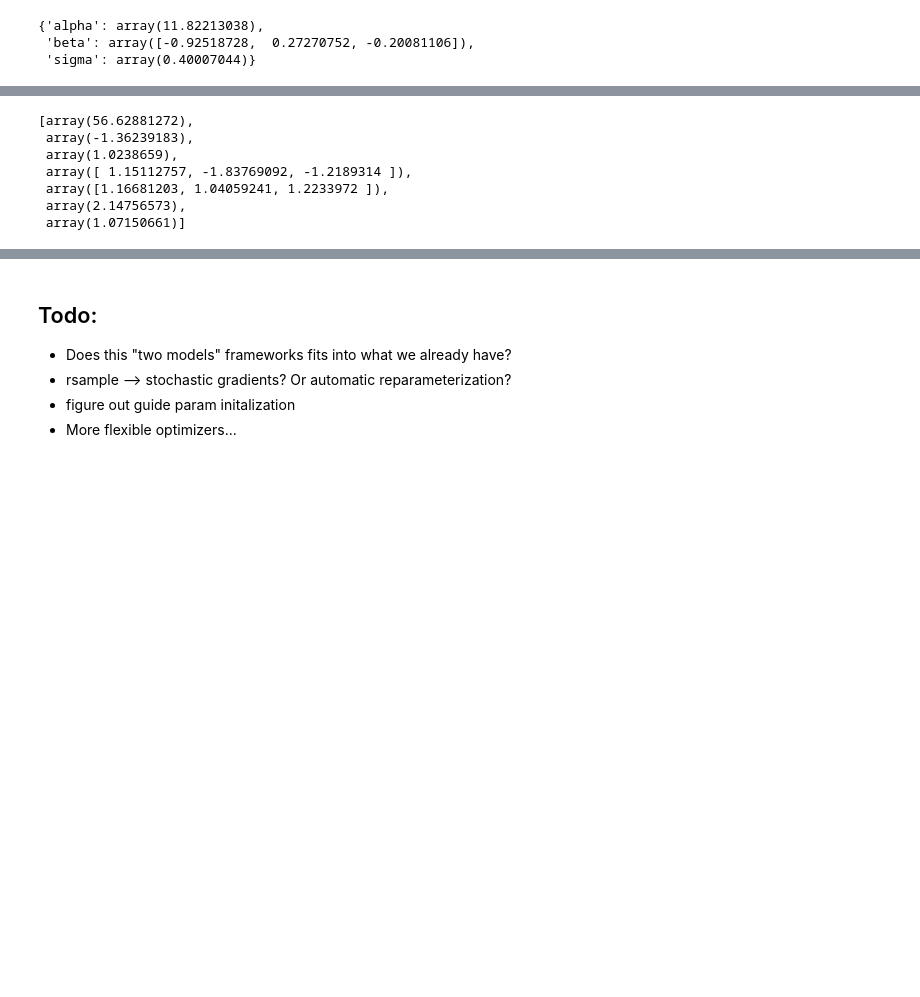
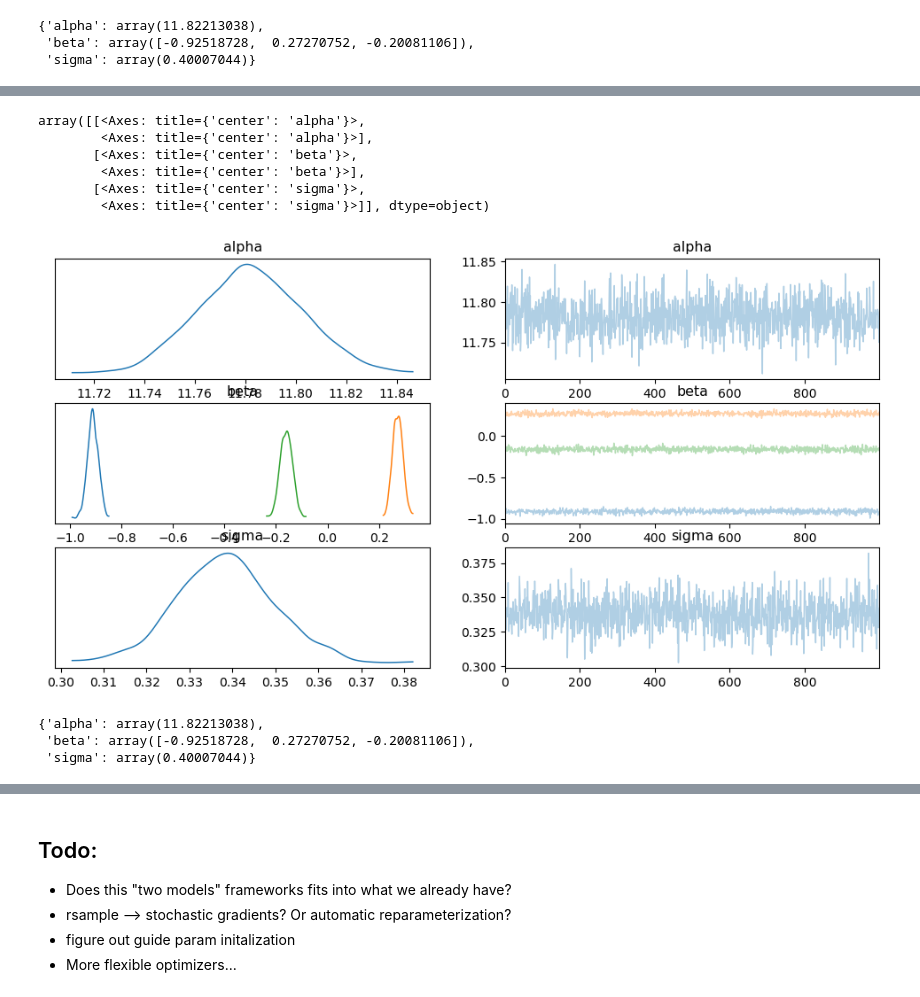
Before and after one commit to pymc-devs/pymc-extras, a Jupyter notebook: notebooks/ADVI Guide API.ipynb, the cells around one changed output, grey strips where cells are left out. Cells and saved outputs as stored; diff of their text form; code cells hidden in the pictures; blank space fills up the shorter version.

```diff
--- a/notebooks/ADVI Guide API.ipynb
+++ b/notebooks/ADVI Guide API.ipynb
@@ -199,10 +151,21 @@ mcmc_param_values
-# %%
-f_loss_dloss(np.array(500, dtype=int), **mcmc_param_values)
-# %% [output]
-[array(56.62881272),
- array(-1.36239183),
- array(1.0238659),
- array([ 1.15112757, -1.83769092, -1.2189314 ]),
- array([1.16681203, 1.04059241, 1.2233972 ]),
- array(2.14756573),
- array(1.07150661)]
+# %%
+with m_obs:
+    idata_vi = svi_trainer.sample_posterior(draws=1000, state=svi_state)
+# %%
+import arviz as az
+
+az.plot_trace(idata_vi, var_names=["alpha", "beta", "sigma"])
+# %% [output]
+array([[<Axes: title={'center': 'alpha'}>,
+        <Axes: title={'center': 'alpha'}>],
+       [<Axes: title={'center': 'beta'}>,
+        <Axes: title={'center': 'beta'}>],
+       [<Axes: title={'center': 'sigma'}>,
+        <Axes: title={'center': 'sigma'}>]], dtype=object)
+[figure, added]
+# %%
+true_params
+# %% [output]
+{'alpha': array(11.82213038),
+ 'beta': array([-0.92518728,  0.27270752, -0.20081106]),
+ 'sigma': array(0.40007044)}
```
Also changed, not shown: parts of 21 cells of this notebook, 1 other file.
